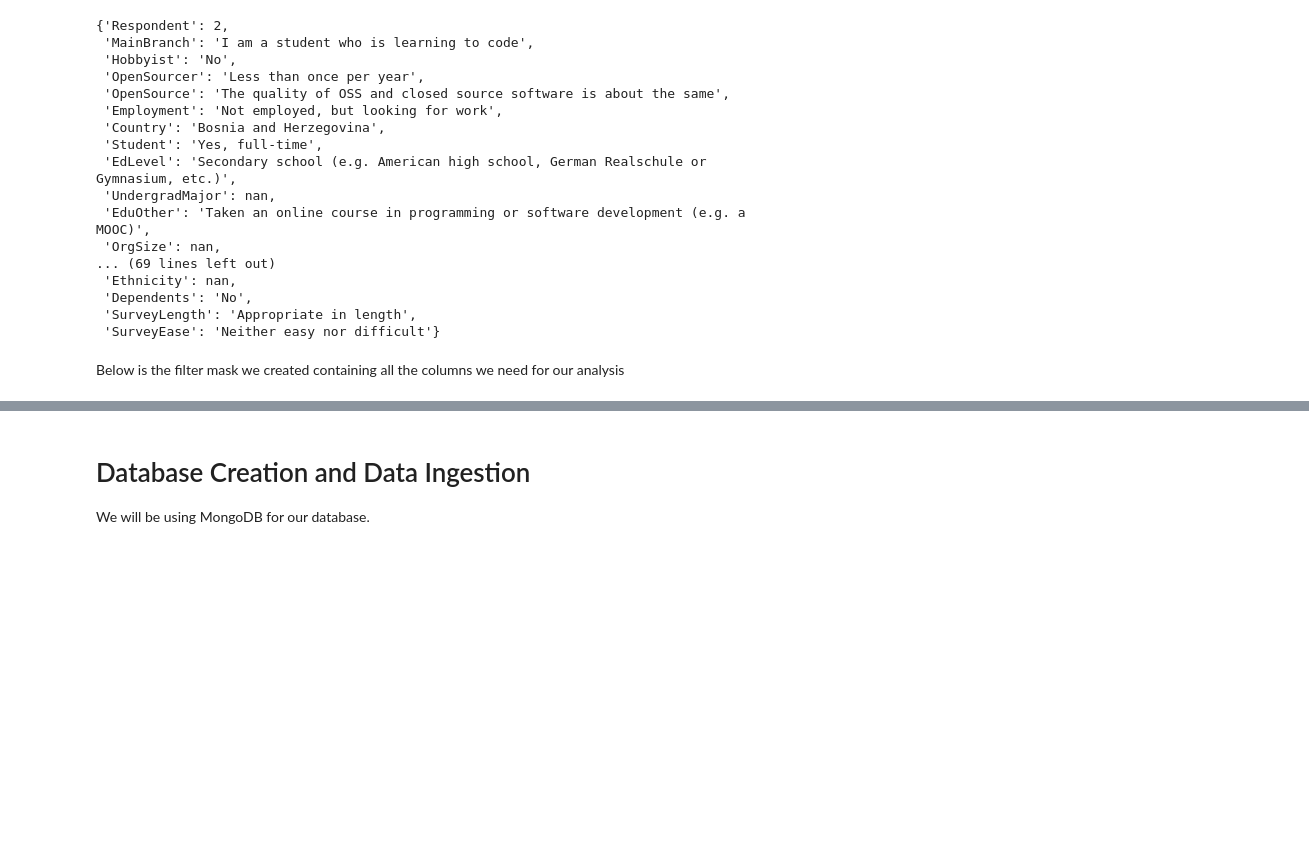
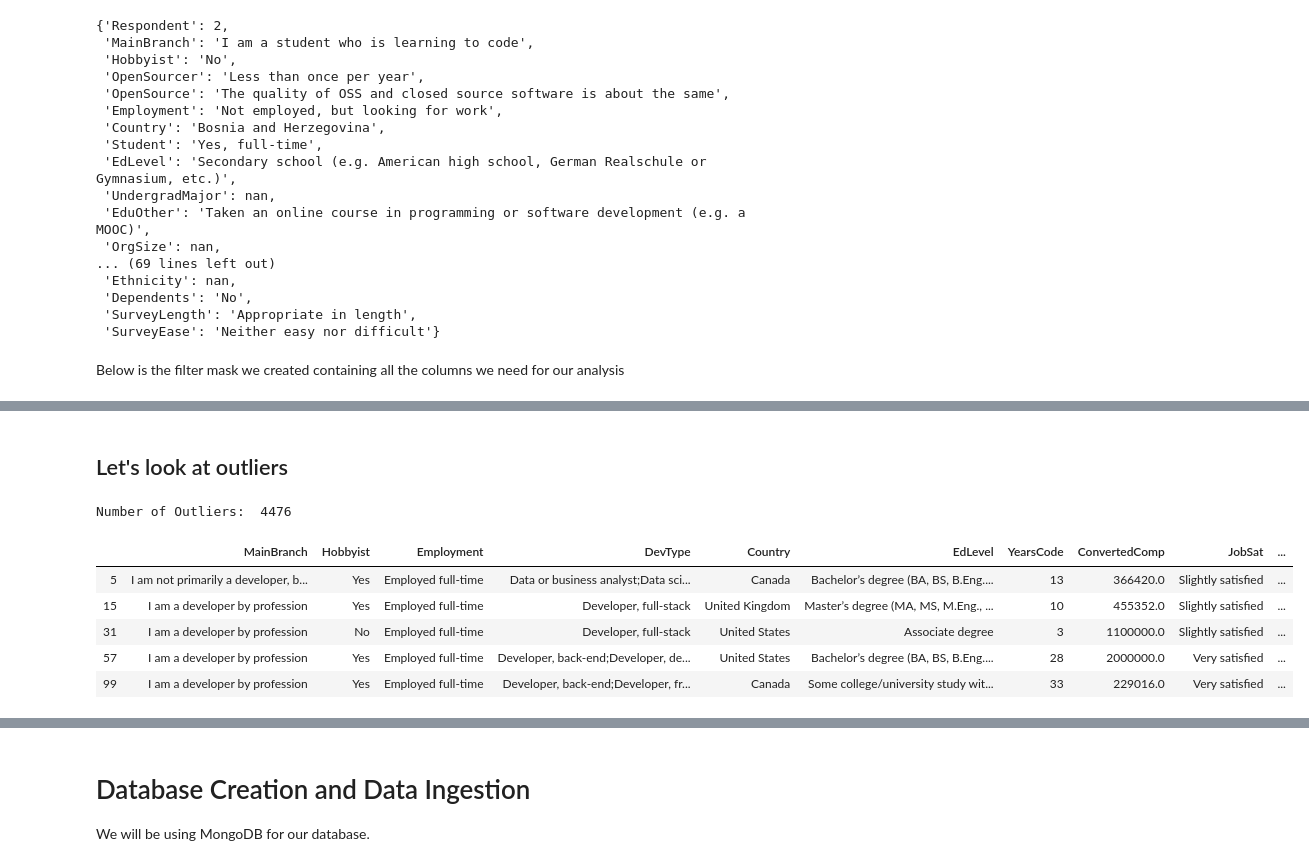
Before and after one commit to robertcox324/4horsemenoftheapocalypse, a Jupyter notebook: data_analysis.ipynb, the cells around one changed output, grey strips where cells are left out. Drawn from its saved outputs; the diff is of its cells as text; code cells hidden in the pictures; blank space fills up the shorter version.

```diff
--- a/data_analysis.ipynb
+++ b/data_analysis.ipynb
@@ -93,0 +119,13 @@ simple_data
+# %% [markdown]
+## Let's look at outliers
+# %%
+print("Number of Outliers: ", len(simple_data[outlier1]))
+simple_data[outlier1].head()
+# %% [output]
+Number of Outliers:  4476
+|  | MainBranch | Hobbyist | Employment | DevType | Country | EdLevel | YearsCode | ConvertedComp | JobSat | ... |
+| 5 | I am not primarily a developer, b... | Yes | Employed full-time | Data or business analyst;Data sci... | Canada | Bachelor’s degree (BA, BS, B.Eng.... | 13 | 366420.0 | Slightly satisfied | ... |
+| 15 | I am a developer by profession | Yes | Employed full-time | Developer, full-stack | United Kingdom | Master’s degree (MA, MS, M.Eng., ... | 10 | 455352.0 | Slightly satisfied | ... |
+| 31 | I am a developer by profession | No | Employed full-time | Developer, full-stack | United States | Associate degree | 3 | 1100000.0 | Slightly satisfied | ... |
+| 57 | I am a developer by profession | Yes | Employed full-time | Developer, back-end;Developer, de... | United States | Bachelor’s degree (BA, BS, B.Eng.... | 28 | 2000000.0 | Very satisfied | ... |
+| 99 | I am a developer by profession | Yes | Employed full-time | Developer, back-end;Developer, fr... | Canada | Some college/university study wit... | 33 | 229016.0 | Very satisfied | ... |
```
Also changed, not shown: parts of 15 cells of this notebook, 2 other files.
